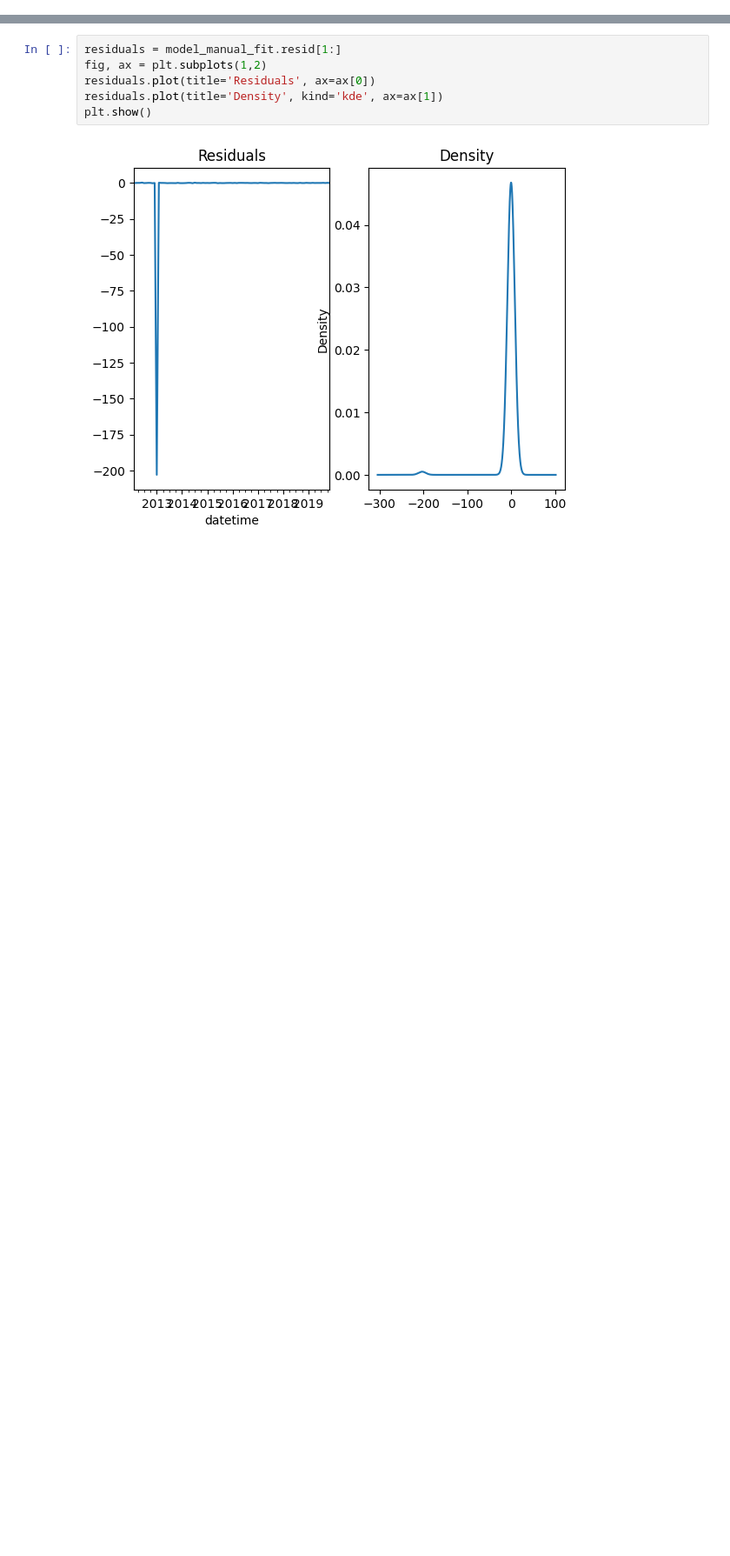
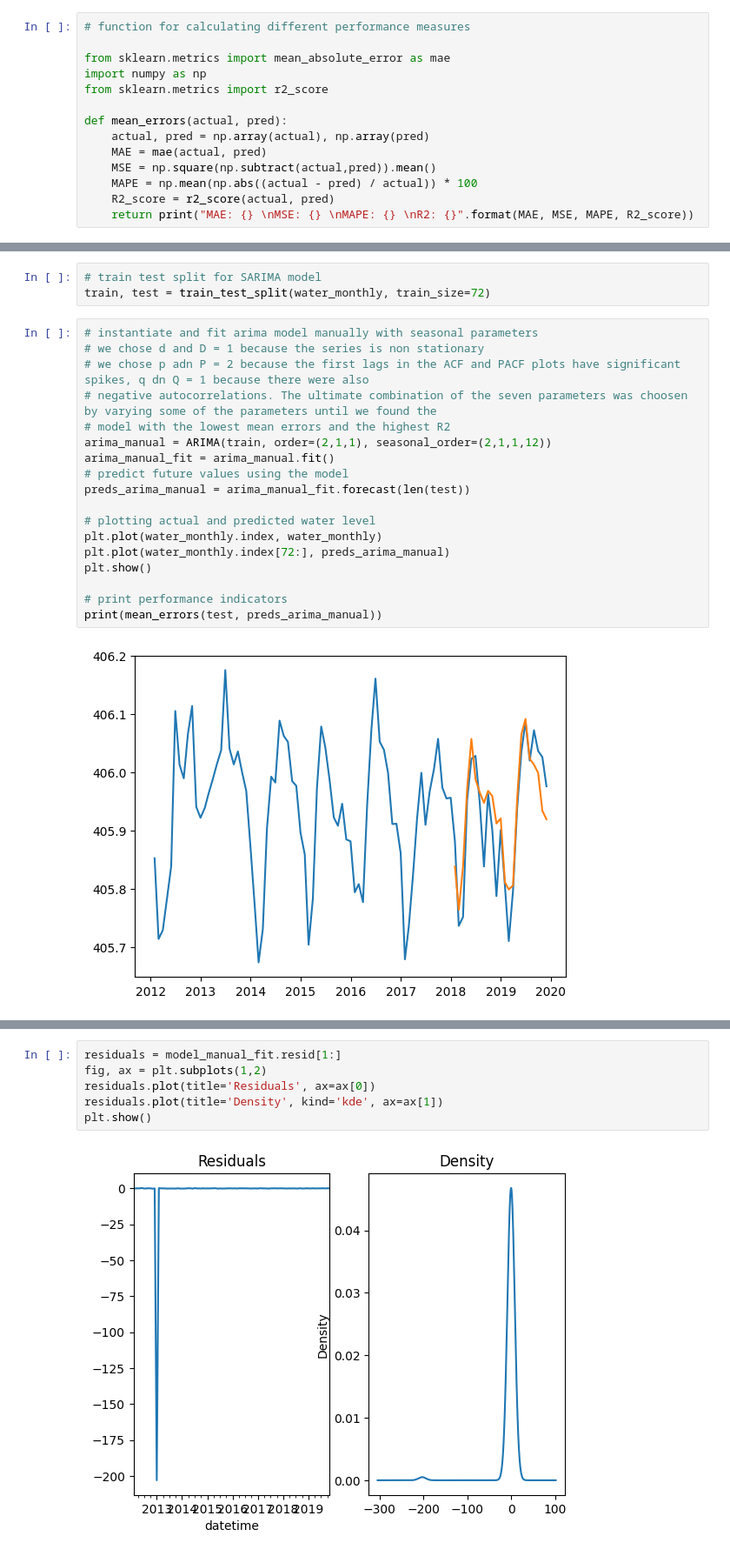
Before and after one commit to kaebry/DSF, a Jupyter notebook: Code/Arima_neptun.ipynb, the cells around one changed output, grey strips where cells are left out. Shown at 87% size. Saved outputs shown, nothing was run; the diff lists cells and outputs as text; blank space fills up the shorter version.

Commit message:
changes to ARIMA family models

```diff
--- a/Code/Arima_neptun.ipynb
+++ b/Code/Arima_neptun.ipynb
@@ -165,0 +34,14 @@ plt.show()
+# %%
+# function for calculating different performance measures
+
+from sklearn.metrics import mean_absolute_error as mae
+import numpy as np
+from sklearn.metrics import r2_score
+
+def mean_errors(actual, pred):
+    actual, pred = np.array(actual), np.array(pred)
+    MAE = mae(actual, pred)
+    MSE = np.square(np.subtract(actual,pred)).mean()
+    MAPE = np.mean(np.abs((actual - pred) / actual)) * 100
+    R2_score = r2_score(actual, pred)
+    return print("MAE: {} \nMSE: {} \nMAPE: {} \nR2: {}".format(MAE, MSE, MAPE, R2_score))
@@ -165,0 +146,23 @@ plt.show()
+# %%
+# train test split for SARIMA model
+train, test = train_test_split(water_monthly, train_size=72)
+# %%
+# instantiate and fit arima model manually with seasonal parameters
+# we chose d and D = 1 because the series is non stationary
+# we chose p adn P = 2 because the first lags in the ACF and PACF plots have significant spikes, q dn Q = 1 because there were also
+# negative autocorrelations. The ultimate combination of the seven parameters was choosen by varying some of the parameters until we found the
+# model with the lowest mean errors and the highest R2
+arima_manual = ARIMA(train, order=(2,1,1), seasonal_order=(2,1,1,12))
+arima_manual_fit = arima_manual.fit()
+# predict future values using the model
+preds_arima_manual = arima_manual_fit.forecast(len(test))
+
+# plotting actual and predicted water level
+plt.plot(water_monthly.index, water_monthly)
+plt.plot(water_monthly.index[72:], preds_arima_manual)
+plt.show()
+
+# print performance indicators
+print(mean_errors(test, preds_arima_manual))
+# %% [output]
+[figure, added]
```
Also changed, not shown: parts of 49 cells of this notebook.
